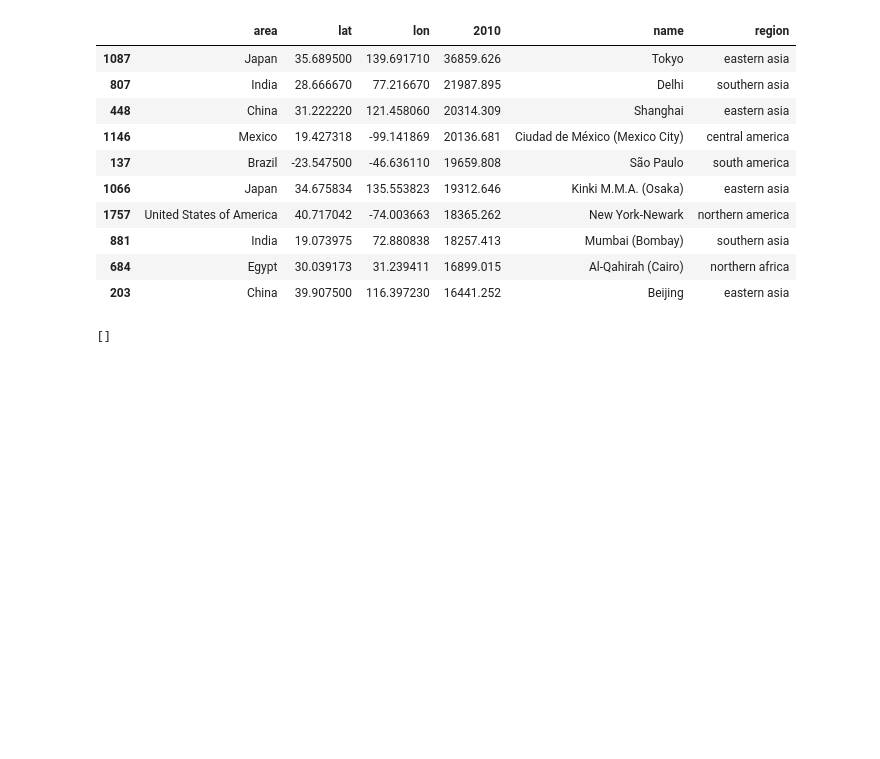
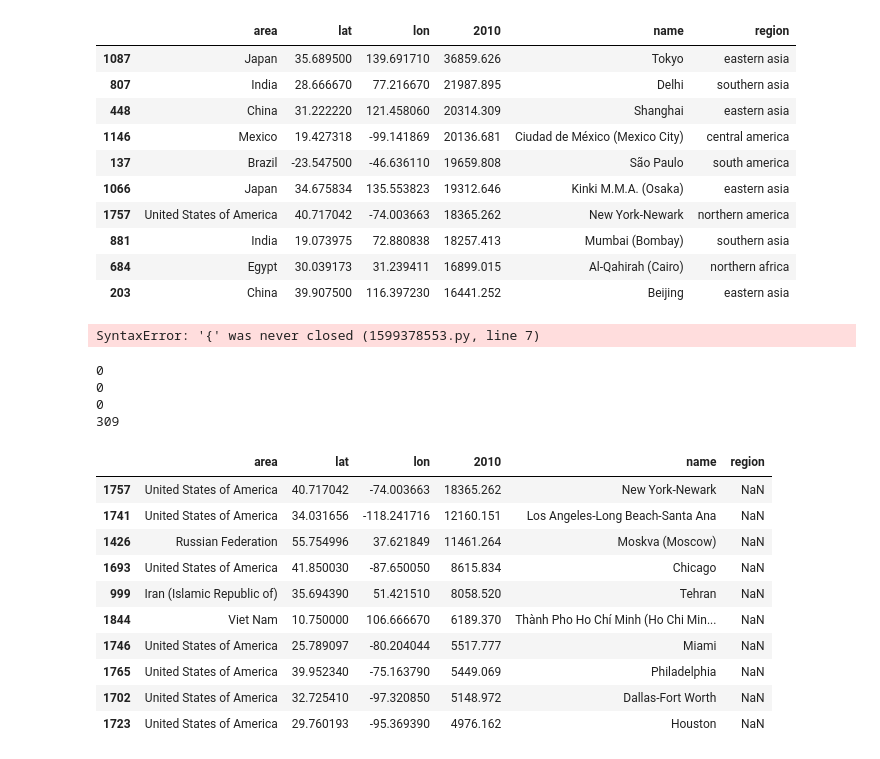
Before and after one commit to HalKiyo/h08_urban, a Jupyter notebook: global_city/org/wup_add_region.ipynb, the cells around one changed output. Saved outputs shown, nothing was run; the diff lists cells and outputs as text; code cells hidden in the pictures; blank space fills up the shorter version.

```diff
--- a/global_city/org/wup_add_region.ipynb
+++ b/global_city/org/wup_add_region.ipynb
@@ -174,13 +174,74 @@ df_new.head(10)
 | 203 | China | 39.907500 | 116.397230 | 16441.252 | Beijing | eastern asia |
 # %%
 # 'Unknown' region の行をフィルタリングして 'name' 列を取得する
-unknown_names = df_new[df_new['region'] == 'Unknown']['name']
+unknown_names = df_new[df_new['region'] == 'Unknown_city']['name']
+name_values = unknown_names.tolist()
 
-# 'Unknown' なデータの名前を出力する
-name_values = unknown_names.tolist()
+nan_rows = df_new[df_new.isna().any(axis=1)]
+print(len(nan_rows))
+print(len(unknown_names))
 print(name_values)
 # %% [output]
-[]
+SyntaxError: '{' was never closed (1599378553.py, line 7)
+# %%
+region_mapping_city_second = {
+    'northern africa': [],
+    'middle africa': [],
+    'eastern africa': ['Johannesburg', 'Ekurhuleni', 'Durban (Ethekwini)', 'Pretoria', 'Port Elizabeth (Nelson Mandela Bay)', 'East London (Buffalo City)', 'Pietermaritzburg (The Msunduzi)', 'Bloemfontein', 'Rustenburg', 'Witbank', 'Polokwane'],
+    'western africa': [],
+    'eastern asia': [],
+    'western asia': ['Halab (Aleppo)', 'Dimashq (Damascus)', 'Hims (Homs)', 'Hamah', 'Lattakia', 'Tartus', 'Al-Raqqa', 'Deir El-Zor(Deir ez-Zor)', 'Al-Hasakah', 'Gaza (incl. Ash Shati Camp)', 'Al-Manamah (Manama)'],
+    'central asia': [],
+    'south-eastern asia': [],
+    'southern asia': [],
+    'northern america': ['Albuquerque', 'Springfield, Massachusetts, Connecticut', 'Cape Coral', 'Bakersfield', 'Akron', 'Charleston-North Charleston', 'Madison', 'Chattanooga', 'Denton-Lewisville', 'Jackson, Mississippi', 'Daytona Beach-Port Orange', 'Indio-Cathedral City-Palm Springs', 'Lancaster-Palmdale', 'Victorville-Hesperia-Apple Valley', 'Kissimmee', 'Bonita Springs-Naples', 'Ann Arbor', 'Rockford', 'Asheville', 'Antioch', 'The Woodlands', 'Visalia'],
+    'central america': [],
+    'caribbean': [],
+    'south america': ['Caracas', 'Maracaibo', 'Valencia', 'Barquisimeto', 'Maracay', 'Ciudad Guayana', 'Barcelona-Puerto La Cruz', 'Maturin', 'San Cristóbal', 'Guarenas-Guatire', 'Ciudad Bolivar', 'Cumana', 'Barinas', 'Acarigua-Aruare', 'Oruro', 'La Paz'],
+    'northern europe': [],
+    'western europe': [],
+    'eastern europe': ['Moskva (Moscow)', 'Sankt Peterburg (Saint Petersburg)', 'Novosibirsk', 'Yekaterinburg', 'Nizhniy Novgorod', 'Samara', 'Omsk', 'Kazan', 'Chelyabinsk', 'Rostov-na-Donu (Rostov-on-Don)', 'Ufa', 'Volgograd', 'Perm', 'Voronezh', 'Krasnoyarsk', 'Saratov', 'Krasnodar', 'Tolyatti', 'Izhevsk', 'Ulyanovsk', 'Barnaul', 'Yaroslavl', 'Vladivostok', 'Irkutsk', 'Tyumen', 'Khabarovsk', 'Makhachkala', 'Orenburg', 'Novokuznetsk', 'Kemerovo', 'Ryazan', 'Tomsk', 'Astrakhan', 'Penza', 'Naberezhnye Tchelny', 'Lipetsk', 'Tula', 'Kirov', 'Cheboksary', 'Kaliningrad, Kaliningrad Oblast', 'Bryansk', 'Kursk', 'Ivanovo', 'Magnitogorsk', 'Tver', 'Ulan-Ude', 'Stavropol', 'Nizhny Tagil', 'Belgorod', 'Arkhangelsk', 'Vladimir', 'Balashikha', 'Sochi', 'Kurgan', 'Smolensk', 'Kaluga', 'Chita', 'Orel', 'Volzhsky', 'Cherepovets', 'Vladikavkaz', 'Surgut', 'Vologda', 'Saransk', 'Podolsk', 'Yakutsk'],
+    'southern europe': ['Skopje', 'Chişinău'],
+    'oceania': []
+}
+def get_region_city_second(city_name):
+    for region, cities in region_mapping_city_second.items():
+        if city_name in cities:
+            return region
+    return 'Unknown_city_second'  # マッピングされていない場合は 'Unknown' を返す
+
+unknown_rows_city_second = df_new['region'] == 'Unknown_city'
+df_new.loc[unknown_rows, 'region'] = df_new.loc[unknown_rows_city_second, 'name'].apply(get_region_city_second)
+
+# 'Unknown' region の行をフィルタリングして 'name' 列を取得する
+unknown_names = df_new[df_new['region'] == 'Unknown_citycond']['name']
+name_values = unknown_names.tolist()
+print(len(unknown_names))
+unknown_names = df_new[df_new['region'] == 'Unknown_city']['name']
+name_values = unknown_names.tolist()
+print(len(unknown_names))
+unknown_names = df_new[df_new['region'] == 'Unknown']['name']
+name_values = unknown_names.tolist()
+print(len(unknown_names))
+nan_rows = df_new[df_new.isna().any(axis=1)]
+print(len(nan_rows))
+nan_rows.head(10)
+# %% [output]
+0
+0
+0
+309
+|  | area | lat | lon | 2010 | name | region |
+| 1757 | United States of America | 40.717042 | -74.003663 | 18365.262 | New York-Newark | NaN |
+| 1741 | United States of America | 34.031656 | -118.241716 | 12160.151 | Los Angeles-Long Beach-Santa Ana | NaN |
+| 1426 | Russian Federation | 55.754996 | 37.621849 | 11461.264 | Moskva (Moscow) | NaN |
+| 1693 | United States of America | 41.850030 | -87.650050 | 8615.834 | Chicago | NaN |
+| 999 | Iran (Islamic Republic of) | 35.694390 | 51.421510 | 8058.520 | Tehran | NaN |
+| 1844 | Viet Nam | 10.750000 | 106.666670 | 6189.370 | Thành Pho Ho Chí Minh (Ho Chi Min... | NaN |
+| 1746 | United States of America | 25.789097 | -80.204044 | 5517.777 | Miami | NaN |
+| 1765 | United States of America | 39.952340 | -75.163790 | 5449.069 | Philadelphia | NaN |
+| 1702 | United States of America | 32.725410 | -97.320850 | 5148.972 | Dallas-Fort Worth | NaN |
+| 1723 | United States of America | 29.760193 | -95.369390 | 4976.162 | Houston | NaN |
 # %%
 # 列の入れ替え
 cols = list(df_new.columns)
```
Also changed, not shown: parts of 6 cells of this notebook.
